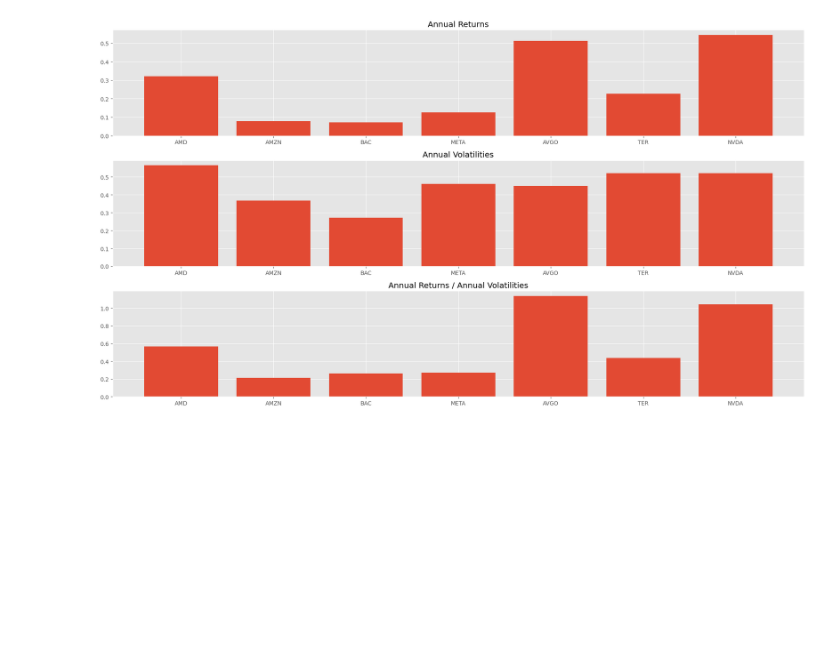
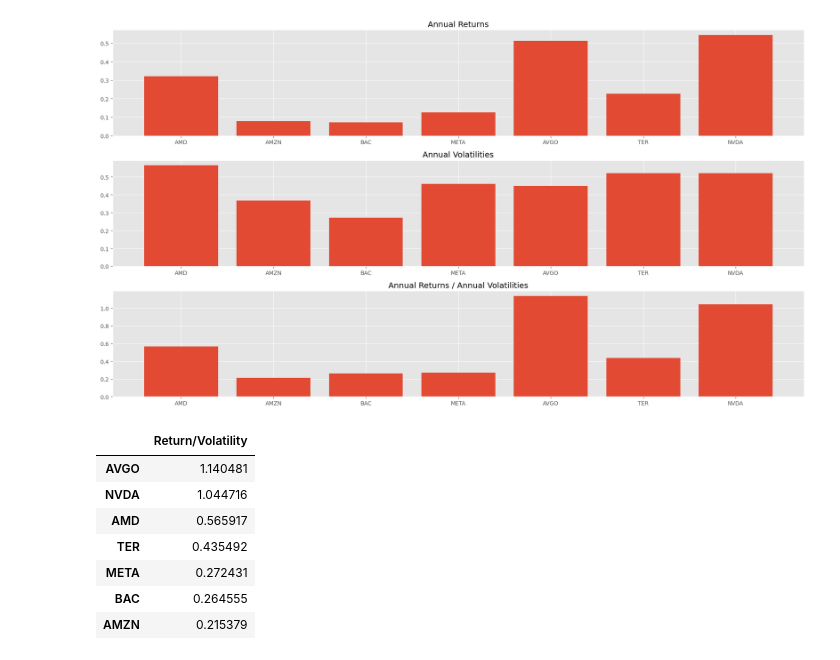
Before and after one commit to fadeeva/portfoli_o_o_ptimisation, a Jupyter notebook: Step_01__Basics_Return_Risk_Correlation.ipynb, the cells around one changed output. Drawn from its saved outputs; the diff is of its cells as text; code cells hidden in the pictures; blank space fills up the shorter version.

```diff
--- a/Step_01__Basics_Return_Risk_Correlation.ipynb
+++ b/Step_01__Basics_Return_Risk_Correlation.ipynb
@@ -167,3 +174,19 @@ axs[2].set_title('Annual Returns / Annual Volatilities')
 plt.tight_layout()
 # %% [output]
 [figure]
+# %%
+comp = pd.DataFrame(
+    data=cagr.to_numpy() / annual_vol_log.to_numpy(),
+    index=tickers,
+    columns=['Return/Volatility']
+)
+comp.sort_values(by='Return/Volatility', ascending=False)
+# %% [output]
+|  | Return/Volatility |
+| AVGO | 1.140481 |
+| NVDA | 1.044716 |
+| AMD | 0.565917 |
+| TER | 0.435492 |
+| META | 0.272431 |
+| BAC | 0.264555 |
+| AMZN | 0.215379 |
```
Also changed, not shown: parts of 8 cells of this notebook.
